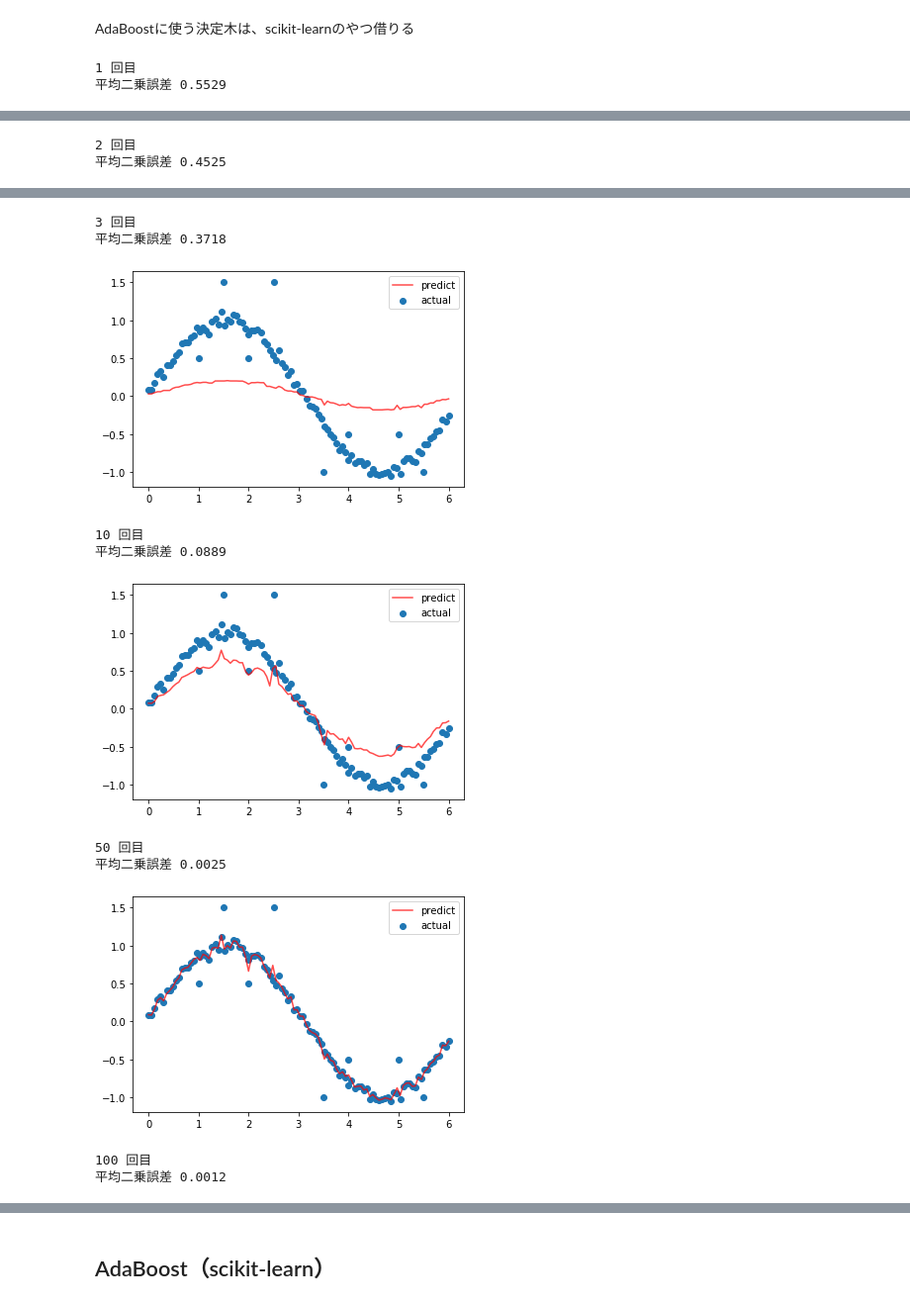
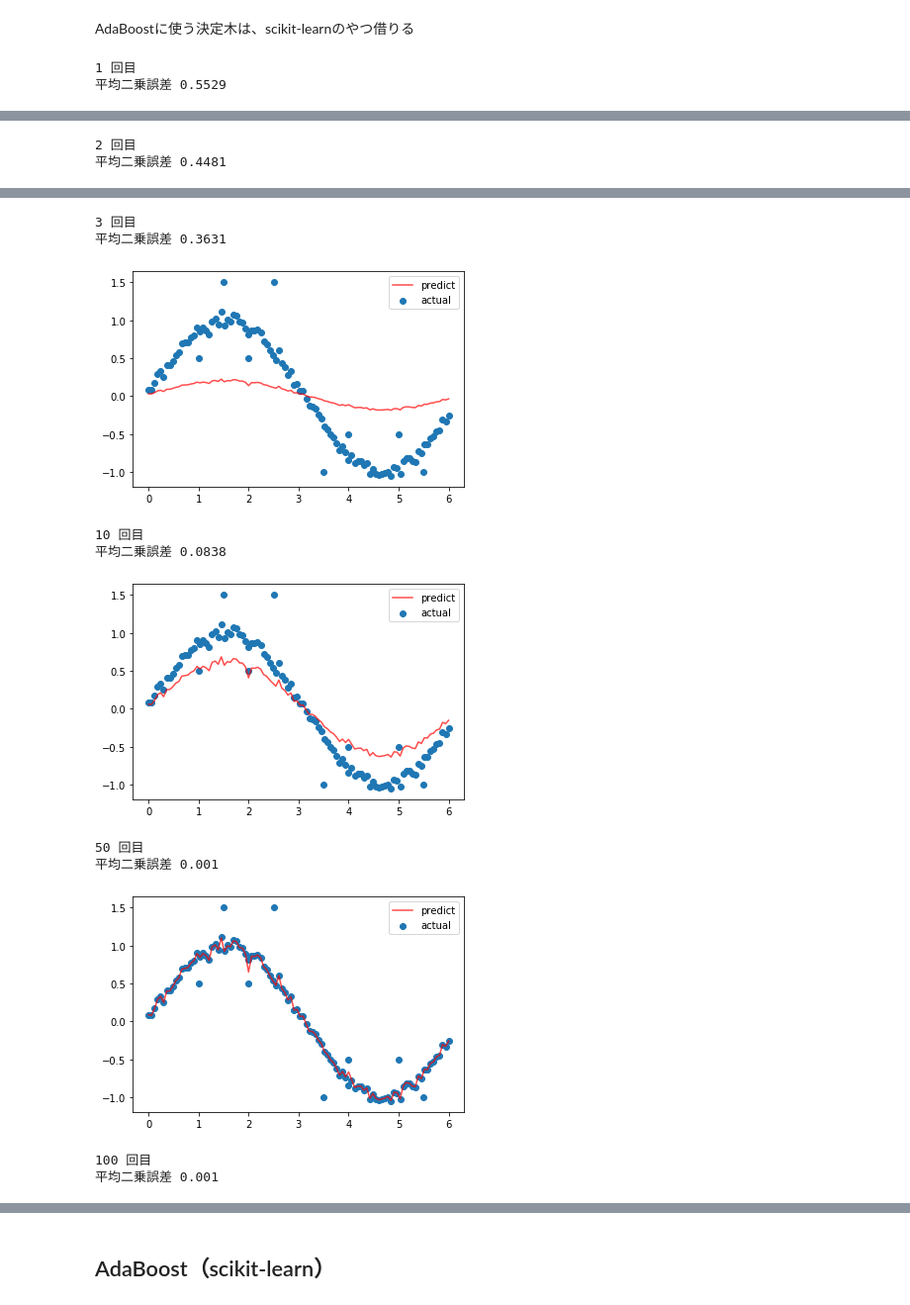
Before and after one commit to Kazuya-Minakuchi/qiita, a Jupyter notebook: AdaBoost_sample.ipynb, the cells around one changed output, grey strips where cells are left out. Shown at 99% size. Saved outputs shown, nothing was run; the diff lists cells and outputs as text; code cells hidden in the pictures.

```diff
--- a/AdaBoost_sample.ipynb
+++ b/AdaBoost_sample.ipynb
@@ -34,7 +34,6 @@ from sklearn.tree import DecisionTreeRegressor # 決定木
 # %%
 n = 100         #ループ回数
 learn_r = 0.1  #学習率
-sample_r = 0.5 #ツリー作成時のサンプル使用率
 
 x_grid = np.linspace(min(X), max(X), 100)
 model = DecisionTreeRegressor()
@@ -46,44 +45,44 @@ for i in range(n):
     if i == 0:
         y_pred = [np.mean(y) for _ in range(len(X))]
         y_grid = [np.mean(y) for _ in range(len(x_grid))]
     #2回目以降、ズレに対して決定木を作成する
     else:
         #ランダムフォレストで埋めるズレ
         target = y - y_pred
-        #Xとtargetを結合し、学習に使うための一部のみ抽出する
-        X_target = np.array(random.sample(list(zip(X, target)), round(len(X) * sample_r)))
+        #Xとtargetを結合
+        X_target = np.array(list(zip(X, target)))
         #学習
         model.fit(X_target[:, 0].reshape(-1, 1), X_target[:, 1])
         # 前回の予測に、今回のモデルを学習率掛けながら足す
         y_pred +=  learn_r * model.predict(X.reshape(-1, 1))
         y_grid +=  learn_r * model.predict(x_grid.reshape(-1, 1))
     #グラフとか表示する
     if i == 0 or i == 1 or i == 2 or i == 9 or i == 49 or i == 99:
         print(i+1, "回目")
         print("平均二乗誤差", round(mse(y, y_pred), 4))
         fig, ax = plt.subplots(1, 1)
         ax.scatter(X, y, label="actual")
         ax.plot(x_grid, y_grid, color="red", alpha=0.7, label="predict")
         ax.legend()
         plt.show()
 # %% [output]
 1 回目
 平均二乗誤差 0.5529
 [figure]
 2 回目
-平均二乗誤差 0.4525
+平均二乗誤差 0.4481
 [figure]
 3 回目
-平均二乗誤差 0.3718
+平均二乗誤差 0.3631
 [figure]
 10 回目
-平均二乗誤差 0.0889
+平均二乗誤差 0.0838
-[figure, old version]
+[figure, new version]
 50 回目
-平均二乗誤差 0.0025
+平均二乗誤差 0.001
-[figure, old version]
+[figure, new version]
 100 回目
-平均二乗誤差 0.0012
+平均二乗誤差 0.001
 [figure]
 # %% [markdown]
 ## AdaBoost（scikit-learn）
```
